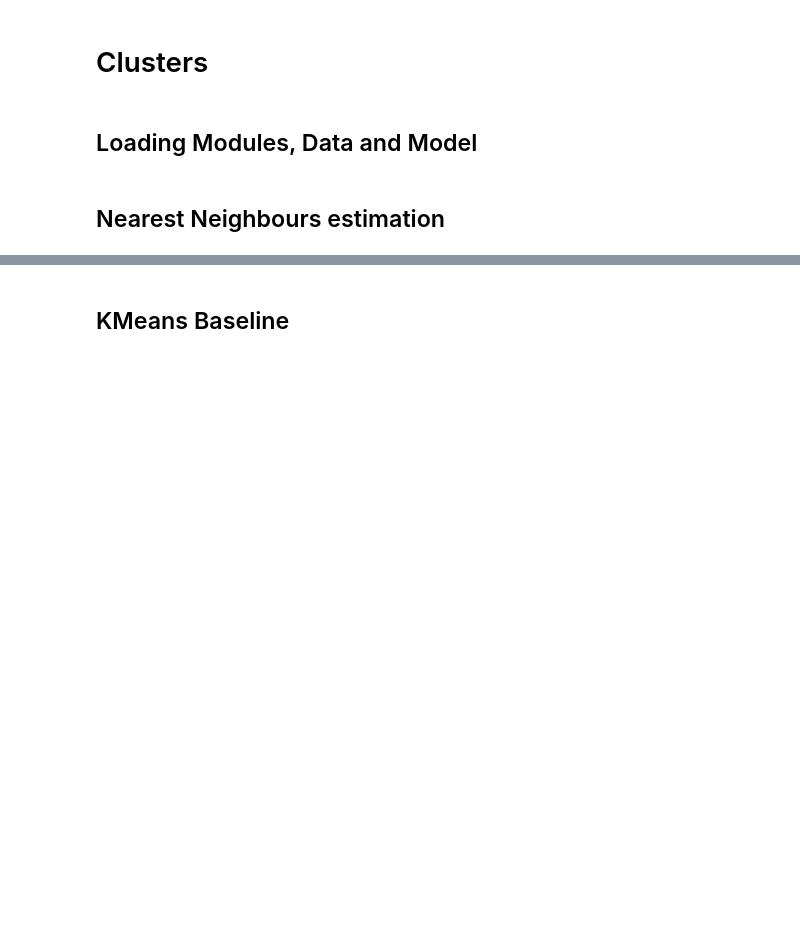
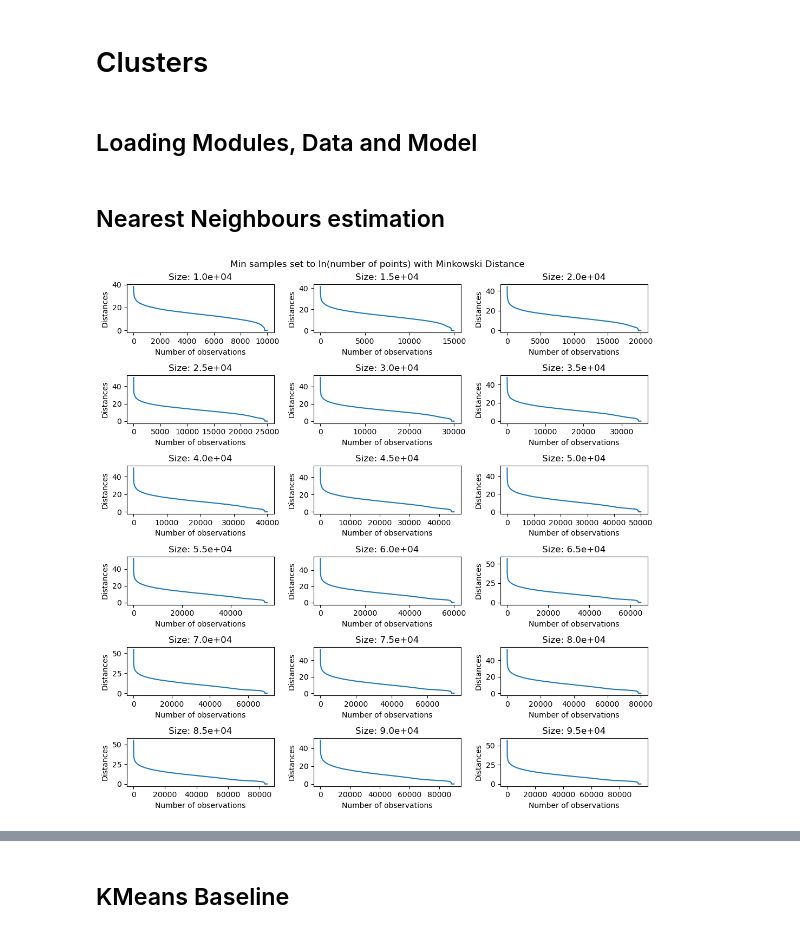
Before and after one commit to MiguelHeCa/tfm-nlp, a Jupyter notebook: notebooks/Clusters.ipynb, the cells around one changed output, grey strips where cells are left out. Cells and saved outputs as stored; diff of their text form; code cells hidden in the pictures; blank space fills up the shorter version.

```diff
--- a/notebooks/Clusters.ipynb
+++ b/notebooks/Clusters.ipynb
@@ -27,0 +30,3 @@ models_dir = Path(Path.cwd().parent, 'src/models')
+# %%
+mod_paths = sorted([str(mod_path) for mod_path in Path(models_dir).glob('*.model')])[1:] # removing 1e5 model
+mod_sizes = [mod_name.split('_')[2] for mod_name in mod_paths]
@@ -28 +35,4 @@ models_dir = Path(Path.cwd().parent, 'src/models')
+# %%
+model = Doc2Vec.load(mod_paths[0])
+X = model.dv.vectors
 # %%
@@ -31,4 +43,2 @@ with open(Path(data_dir, 'tagged_docs_42_1e4.pkl'), 'rb') as handle:
-# %%
-model = Doc2Vec.load(str(Path(models_dir, "dv.model_300_15_1_20_1e-5")))
 # %% [markdown]
 ## Nearest Neighbours estimation
@@ -46,0 +55,34 @@ plt.show()
+# %%
+def get_knn_distances(path, distance=None):
+    model = Doc2Vec.load(path)
+    X = model.dv.vectors
+    cardinality = len(X)
+    min_samples_set = int(np.ceil(np.log(cardinality)))
+    if distance is None:
+        nbrs = NearestNeighbors(n_neighbors=min_samples_set).fit(X)
+    else:
+        nbrs = NearestNeighbors(n_neighbors=min_samples_set, metric=distance).fit(X)
+    distances, indices = nbrs.kneighbors(X)
+    distanceDec = sorted(distances[:, min_samples_set-1], reverse=True)
+
+    return list(range(1, cardinality + 1)), distanceDec
+# %%
+%%time
+n_rows, n_cols = (6,3)
+
+fig, axes = plt.subplots(n_rows, n_cols)
+
+counter = 0
+for row in range(n_rows):
+    for col in range(n_cols):
+        X, Y = get_knn_distances(mod_paths[counter])
+        axes[row][col].plot(X, Y)
+        axes[row][col].set_title(f'Size: {int(mod_sizes[counter]):.1e}')
+        axes[row][col].set_xlabel('Number of observations')
+        axes[row][col].set_ylabel('Distances')
+        counter += 1
+
+plt.suptitle('Min samples set to ln(number of points) with Minkowski Distance')
+plt.show()
+# %% [output]
+[figure, added]
```
Also changed, not shown: parts of 15 cells of this notebook, 4 other files.
